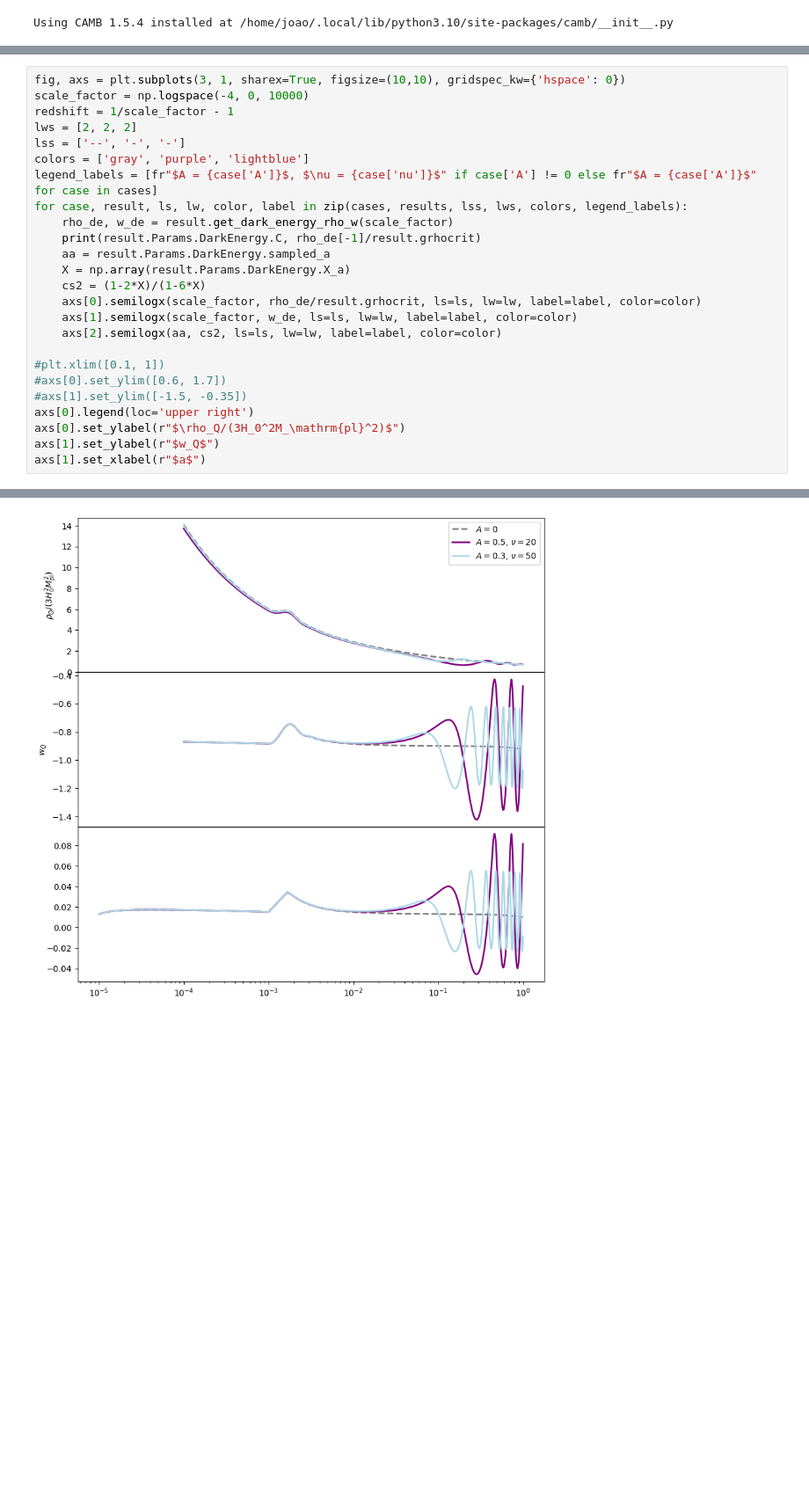
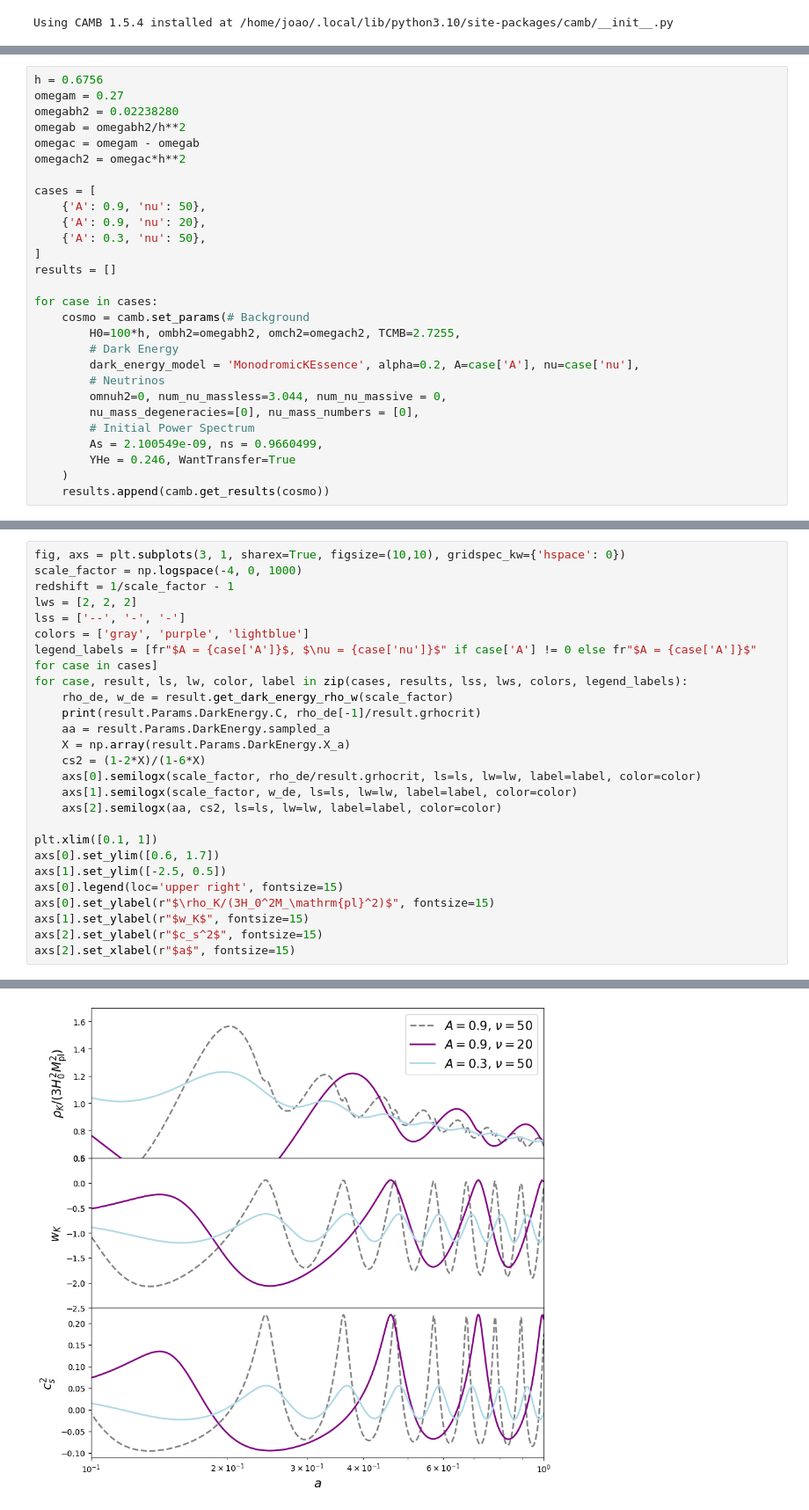
Before and after one commit to SBU-COSMOLIKE/CAMB-Monodromic, a Jupyter notebook: docs/KEssence_demo.ipynb, the cells around one changed output, grey strips where cells are left out. Shown: that part at 88% size. Cells and saved outputs as stored; diff of their text form; blank space fills up the shorter version.

```diff
--- a/docs/KEssence_demo.ipynb
+++ b/docs/KEssence_demo.ipynb
@@ -84,0 +234,28 @@ Text(0.5, 0, '$a$')
+# %%
+h = 0.6756
+omegam = 0.27
+omegabh2 = 0.02238280
+omegab = omegabh2/h**2
+omegac = omegam - omegab
+omegach2 = omegac*h**2
+
+cases = [
+    {'A': 0.9, 'nu': 50},
+    {'A': 0.9, 'nu': 20},
+    {'A': 0.3, 'nu': 50},
+]
+results = []
+
+for case in cases:
+	cosmo = camb.set_params(# Background
+		H0=100*h, ombh2=omegabh2, omch2=omegach2, TCMB=2.7255,
+		# Dark Energy
+		dark_energy_model = 'MonodromicKEssence', alpha=0.2, A=case['A'], nu=case['nu'],
+		# Neutrinos
+		omnuh2=0, num_nu_massless=3.044, num_nu_massive = 0,
+		nu_mass_degeneracies=[0], nu_mass_numbers = [0],
+		# Initial Power Spectrum
+		As = 2.100549e-09, ns = 0.9660499,
+		YHe = 0.246, WantTransfer=True
+	)
+	results.append(camb.get_results(cosmo))
@@ -85,6 +280,6 @@ Text(0.5, 0, '$a$')
 # %%
 fig, axs = plt.subplots(3, 1, sharex=True, figsize=(10,10), gridspec_kw={'hspace': 0})
-scale_factor = np.logspace(-4, 0, 10000)
+scale_factor = np.logspace(-4, 0, 1000)
 redshift = 1/scale_factor - 1
 lws = [2, 2, 2]
 lss = ['--', '-', '-']
@@ -100,11 +295,12 @@ for case, result, ls, lw, color, label in zip(cases, results, lss, lws, colors,
     axs[1].semilogx(scale_factor, w_de, ls=ls, lw=lw, label=label, color=color)
     axs[2].semilogx(aa, cs2, ls=ls, lw=lw, label=label, color=color)
 
-#plt.xlim([0.1, 1])
-#axs[0].set_ylim([0.6, 1.7])
-#axs[1].set_ylim([-1.5, -0.35])
-axs[0].legend(loc='upper right')
-axs[0].set_ylabel(r"$\rho_Q/(3H_0^2M_\mathrm{pl}^2)$")
-axs[1].set_ylabel(r"$w_Q$")
-axs[1].set_xlabel(r"$a$")
+plt.xlim([0.1, 1])
+axs[0].set_ylim([0.6, 1.7])
+axs[1].set_ylim([-2.5, 0.5])
+axs[0].legend(loc='upper right', fontsize=15)
+axs[0].set_ylabel(r"$\rho_K/(3H_0^2M_\mathrm{pl}^2)$", fontsize=15)
+axs[1].set_ylabel(r"$w_K$", fontsize=15)
+axs[2].set_ylabel(r"$c_s^2$", fontsize=15)
+axs[2].set_xlabel(r"$a$", fontsize=15)
 # %% [output]
@@ -113,3 +309,3 @@ axs[1].set_xlabel(r"$a$")
 4.052961966818426e-07 0.72822029967318
 Text(0.5, 0, '$a$')
-[figure, old version]
+[figure, new version]
```
Also changed, not shown: parts of 15 cells of this notebook, 3 other files.
